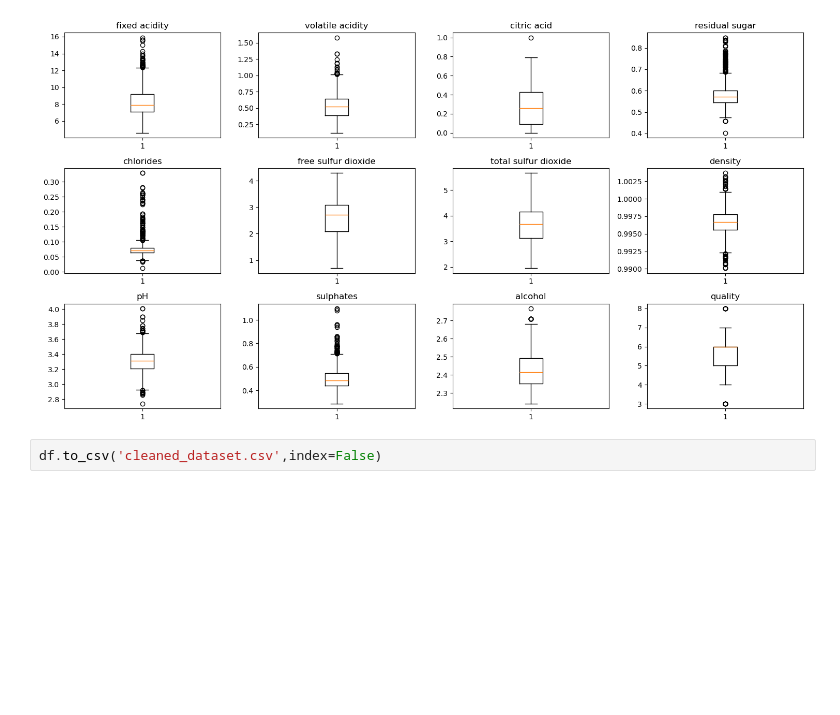
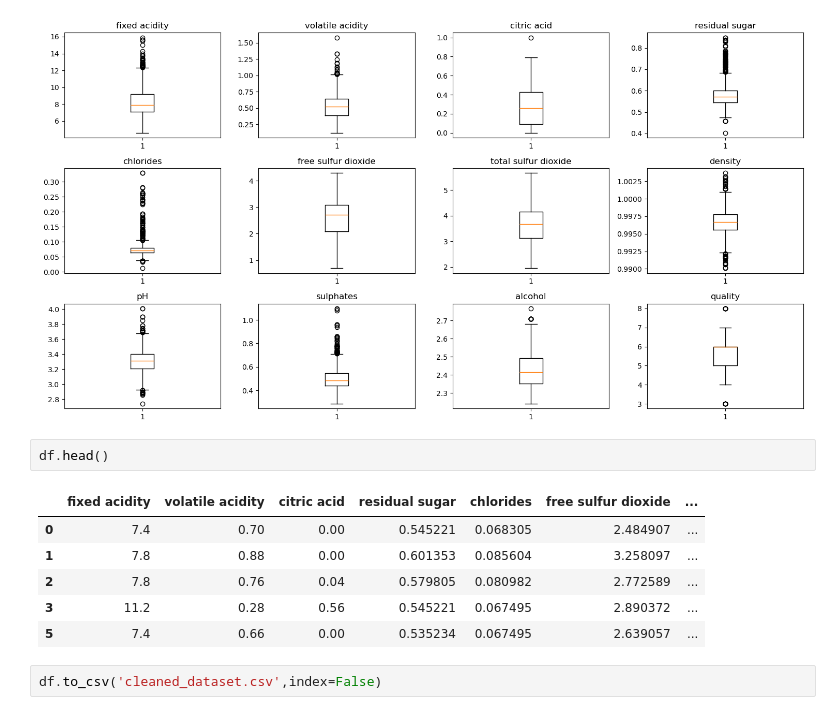
Before and after one commit to boomiikas/Wine-quality-PCA-in-ML, a Jupyter notebook: code.ipynb, the cells around one changed output. Cells and saved outputs as stored; diff of their text form; blank space fills up the shorter version.

```diff
--- a/code.ipynb
+++ b/code.ipynb
@@ -166,5 +166,14 @@ plt.tight_layout()
 plt.show()
 # %% [output]
 [figure]
+# %%
+df.head()
+# %% [output]
+|  | fixed acidity | volatile acidity | citric acid | residual sugar | chlorides | free sulfur dioxide | ... |
+| 0 | 7.4 | 0.70 | 0.00 | 0.545221 | 0.068305 | 2.484907 | ... |
+| 1 | 7.8 | 0.88 | 0.00 | 0.601353 | 0.085604 | 3.258097 | ... |
+| 2 | 7.8 | 0.76 | 0.04 | 0.579805 | 0.080982 | 2.772589 | ... |
+| 3 | 11.2 | 0.28 | 0.56 | 0.545221 | 0.067495 | 2.890372 | ... |
+| 5 | 7.4 | 0.66 | 0.00 | 0.535234 | 0.067495 | 2.639057 | ... |
 # %%
 df.to_csv('cleaned_dataset.csv',index=False)
```
Also changed, not shown: 2 other files.
